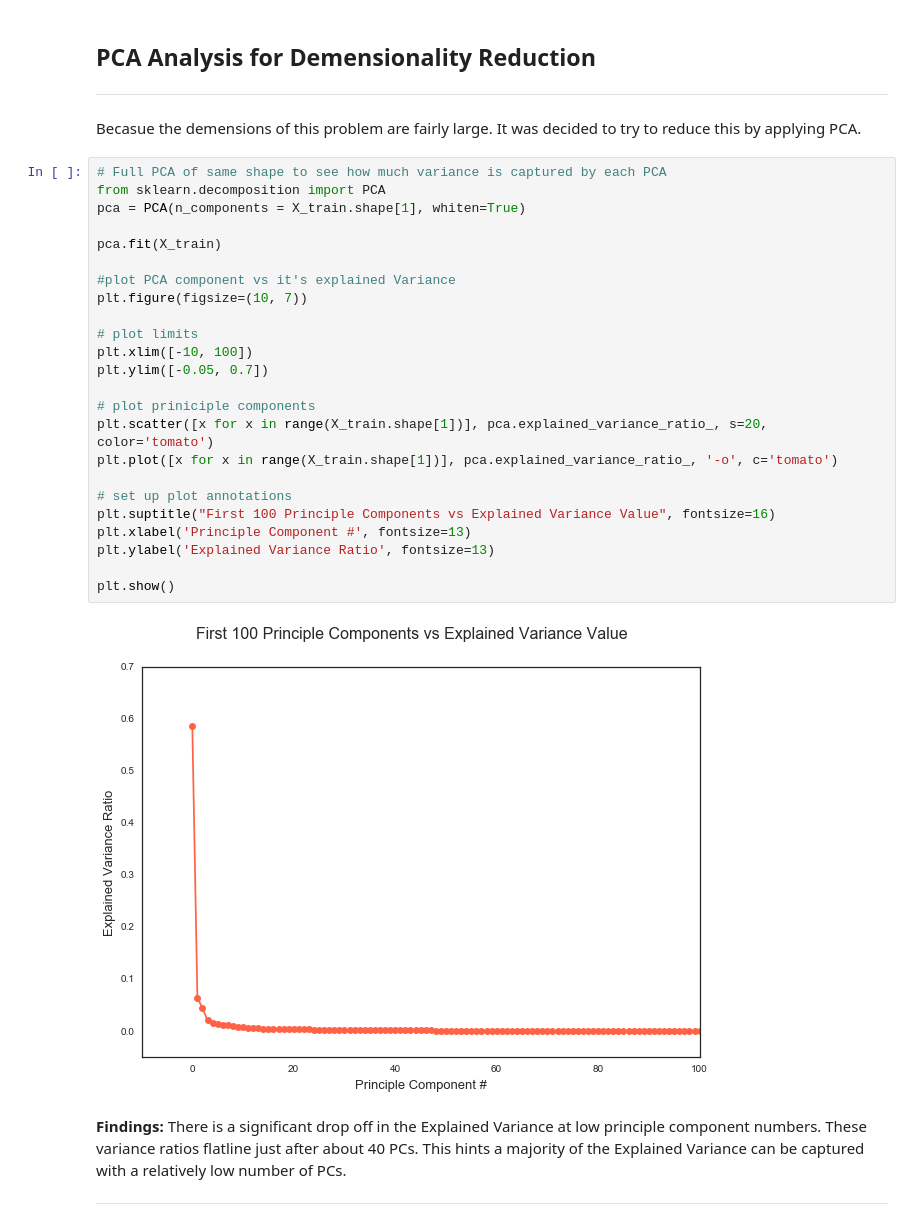
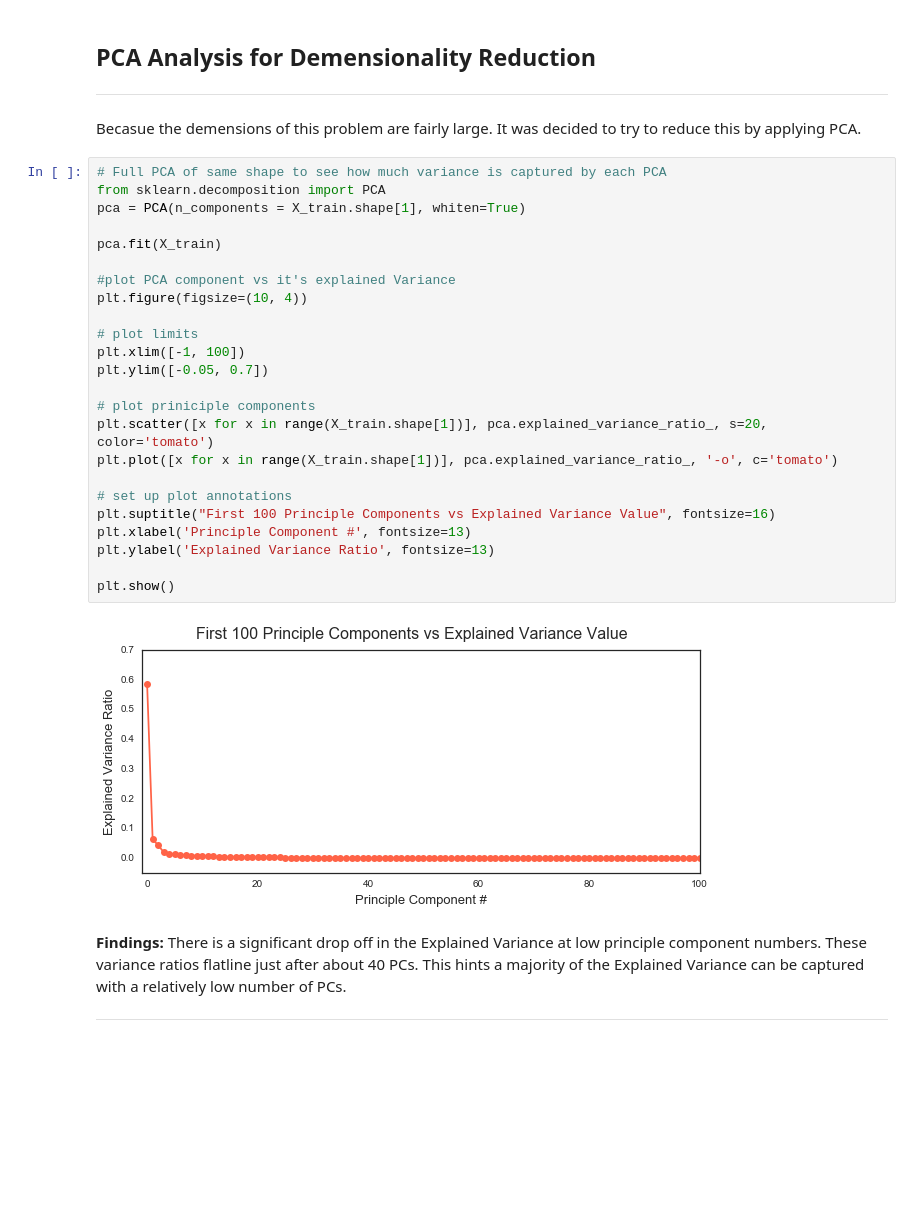
Before and after one commit to todddangerfarr/mlnd-p5-capstone-wearables-activity-tracking, a Jupyter notebook: human-activities-and-postural-transitions.ipynb, the cells around one changed output. Drawn from its saved outputs; the diff is of its cells as text; blank space fills up the shorter version.

```diff
--- a/human-activities-and-postural-transitions.ipynb
+++ b/human-activities-and-postural-transitions.ipynb
@@ -202,29 +207,29 @@ Becasue the demensions of this problem are fairly large. It was decided to try t
 # %%
 # Full PCA of same shape to see how much variance is captured by each PCA
 from sklearn.decomposition import PCA
 pca = PCA(n_components = X_train.shape[1], whiten=True)
 
 pca.fit(X_train)
 
 #plot PCA component vs it's explained Variance
-plt.figure(figsize=(10, 7))
+plt.figure(figsize=(10, 4))
 
 # plot limits
-plt.xlim([-10, 100])
+plt.xlim([-1, 100])
 plt.ylim([-0.05, 0.7])
 
 # plot priniciple components
 plt.scatter([x for x in range(X_train.shape[1])], pca.explained_variance_ratio_, s=20, color='tomato')
 plt.plot([x for x in range(X_train.shape[1])], pca.explained_variance_ratio_, '-o', c='tomato')
 
 # set up plot annotations
 plt.suptitle("First 100 Principle Components vs Explained Variance Value", fontsize=16)
 plt.xlabel('Principle Component #', fontsize=13)
 plt.ylabel('Explained Variance Ratio', fontsize=13)
 
 plt.show()
 # %% [output]
-[figure, old version]
+[figure, new version]
 # %% [markdown]
 **Findings:** There is a significant drop off in the Explained Variance at low principle component numbers.  These variance ratios flatline just after about 40 PCs.  This hints a majority of the Explained Variance can be captured with a relatively low number of PCs.
 
```
Also changed, not shown: parts of 60 cells of this notebook, 13 other files.
